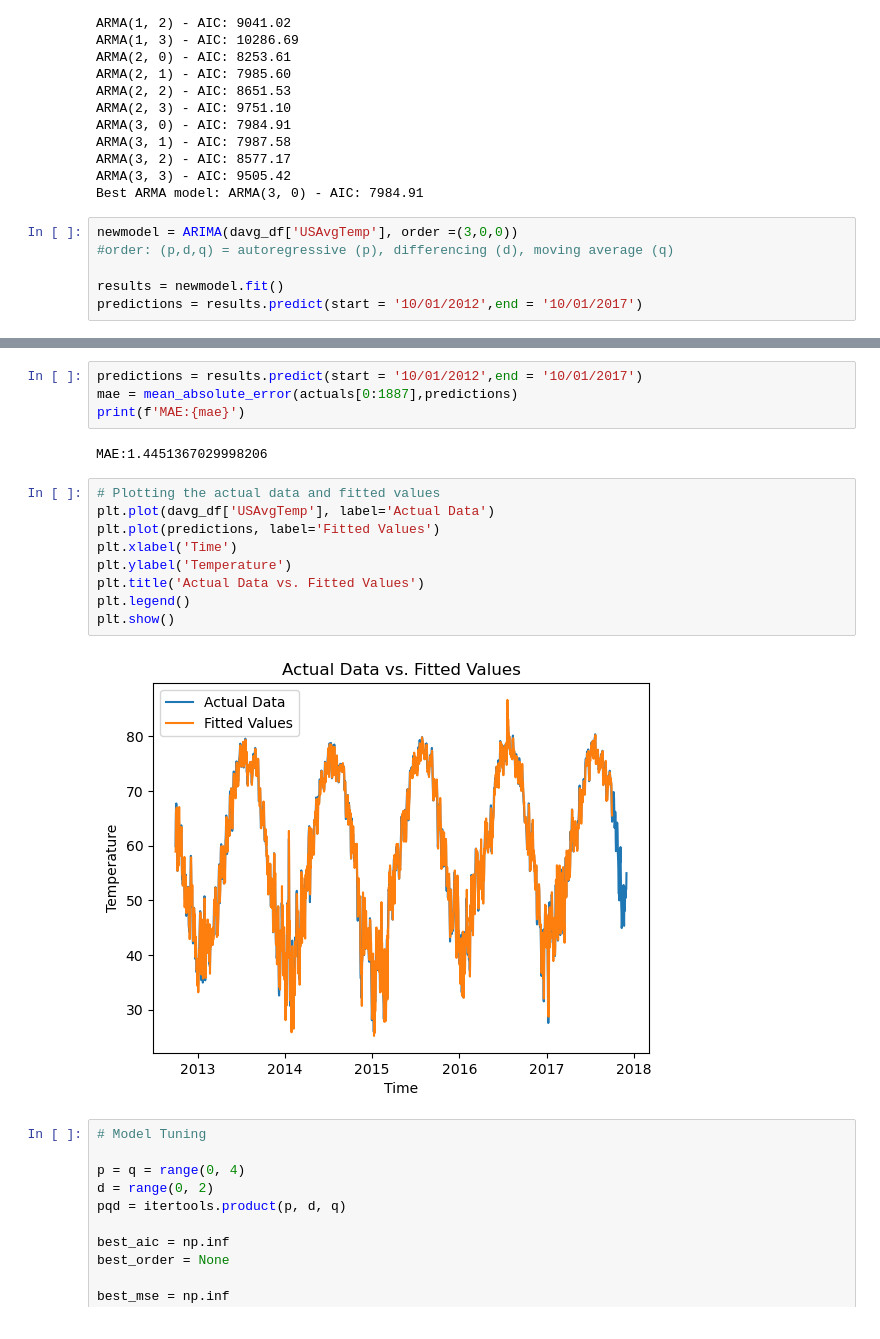
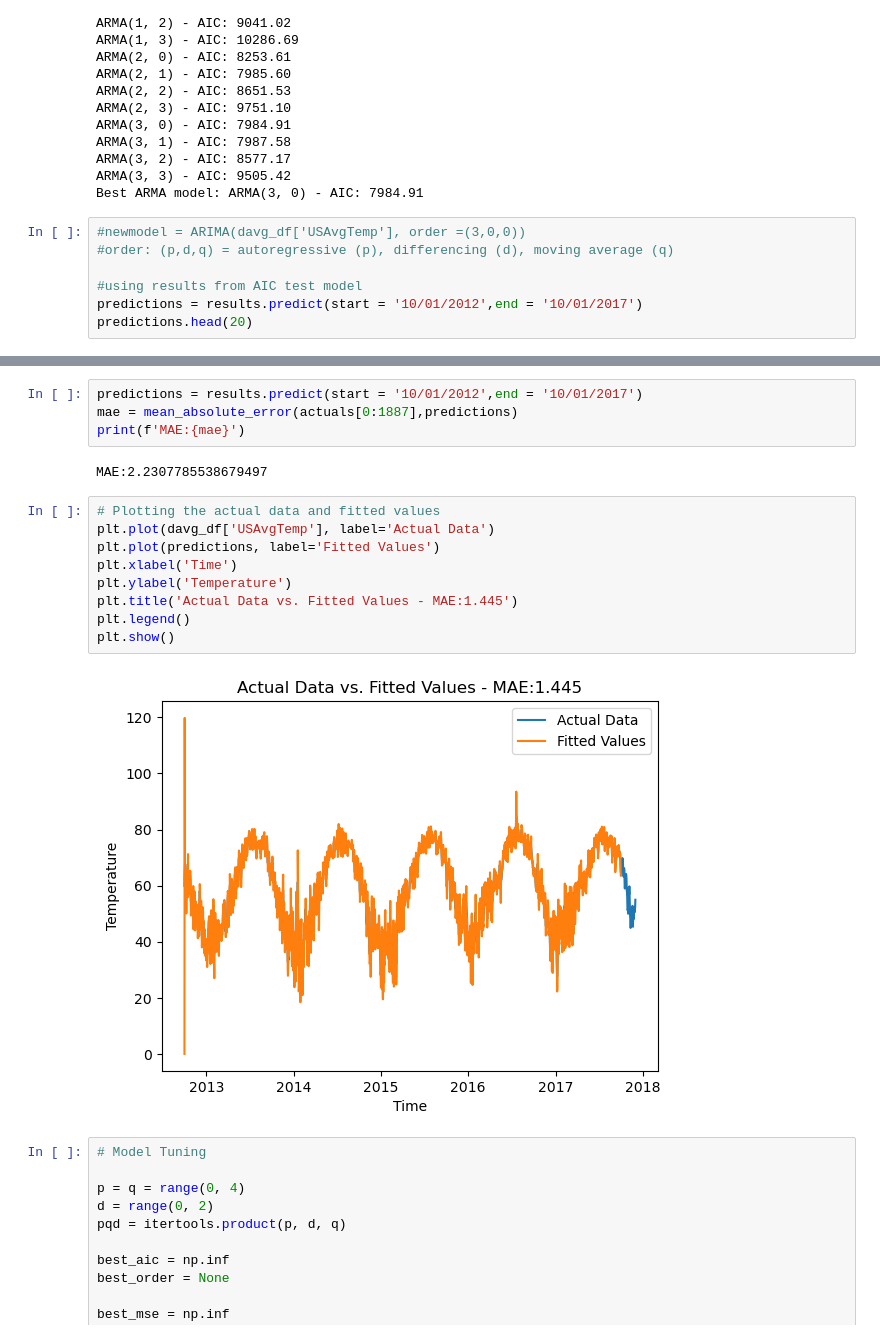
Before and after one commit to rickrekkem/WeatherForecasters, a Jupyter notebook: cap-final-project.ipynb, the cells around one changed output, grey strips where cells are left out. Drawn from its saved outputs; the diff is of its cells as text.

```diff
--- a/cap-final-project.ipynb
+++ b/cap-final-project.ipynb
@@ -295,8 +298,9 @@ ARMA(3, 2) - AIC: 8577.17
 ARMA(3, 3) - AIC: 9505.42
 Best ARMA model: ARMA(3, 0) - AIC: 7984.91
 # %%
-newmodel = ARIMA(davg_df['USAvgTemp'], order =(3,0,0))
+#newmodel = ARIMA(davg_df['USAvgTemp'], order =(3,0,0))
 #order: (p,d,q) = autoregressive (p), differencing (d), moving average (q)
 
-results = newmodel.fit()
+#using results from AIC test model
 predictions = results.predict(start = '10/01/2012',end = '10/01/2017')
+predictions.head(20)
@@ -305,18 +367,18 @@ predictions = results.predict(start = '10/01/2012',end = '10/01/2017')
 mae = mean_absolute_error(actuals[0:1887],predictions)
 print(f'MAE:{mae}')
 # %% [output]
-MAE:1.4451367029998206
+MAE:2.2307785538679497
 # %%
 # Plotting the actual data and fitted values
 plt.plot(davg_df['USAvgTemp'], label='Actual Data')
 plt.plot(predictions, label='Fitted Values')
 plt.xlabel('Time')
 plt.ylabel('Temperature')
-plt.title('Actual Data vs. Fitted Values')
+plt.title('Actual Data vs. Fitted Values - MAE:1.445')
 plt.legend()
 plt.show()
 # %% [output]
-[figure, old version]
+[figure, new version]
 # %%
 # Model Tuning
 
```
Also changed, not shown: parts of 12 cells of this notebook.
